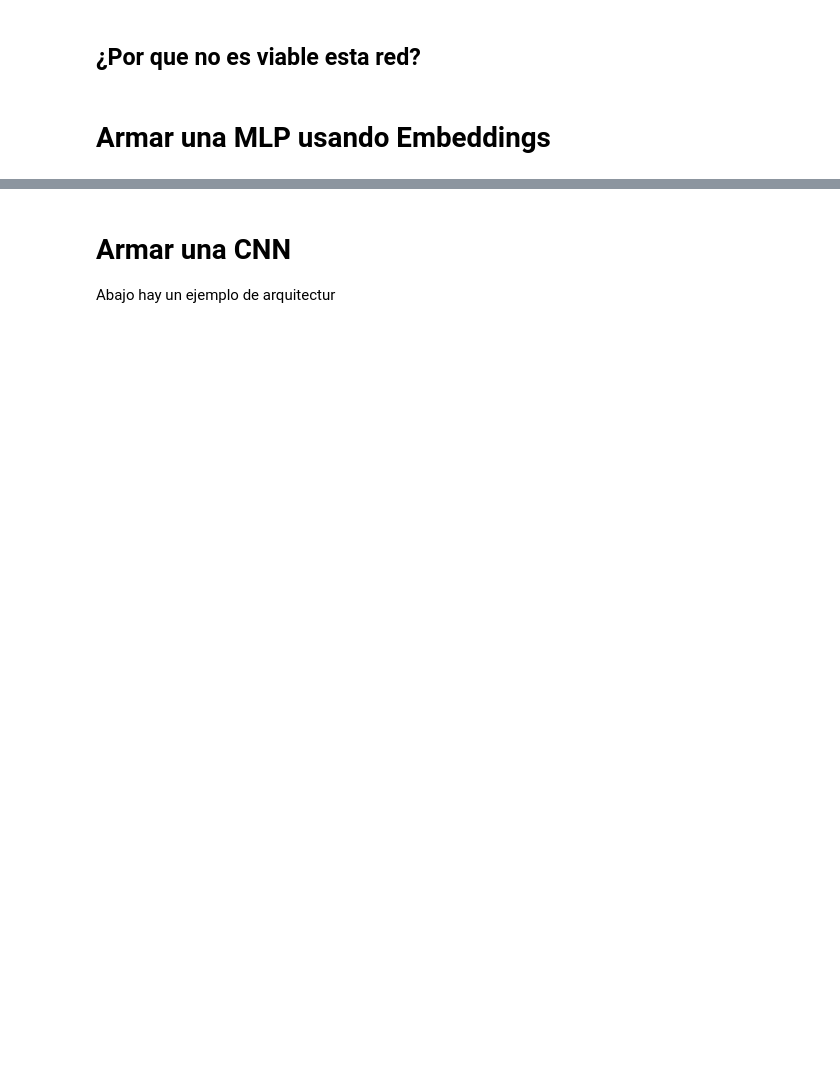
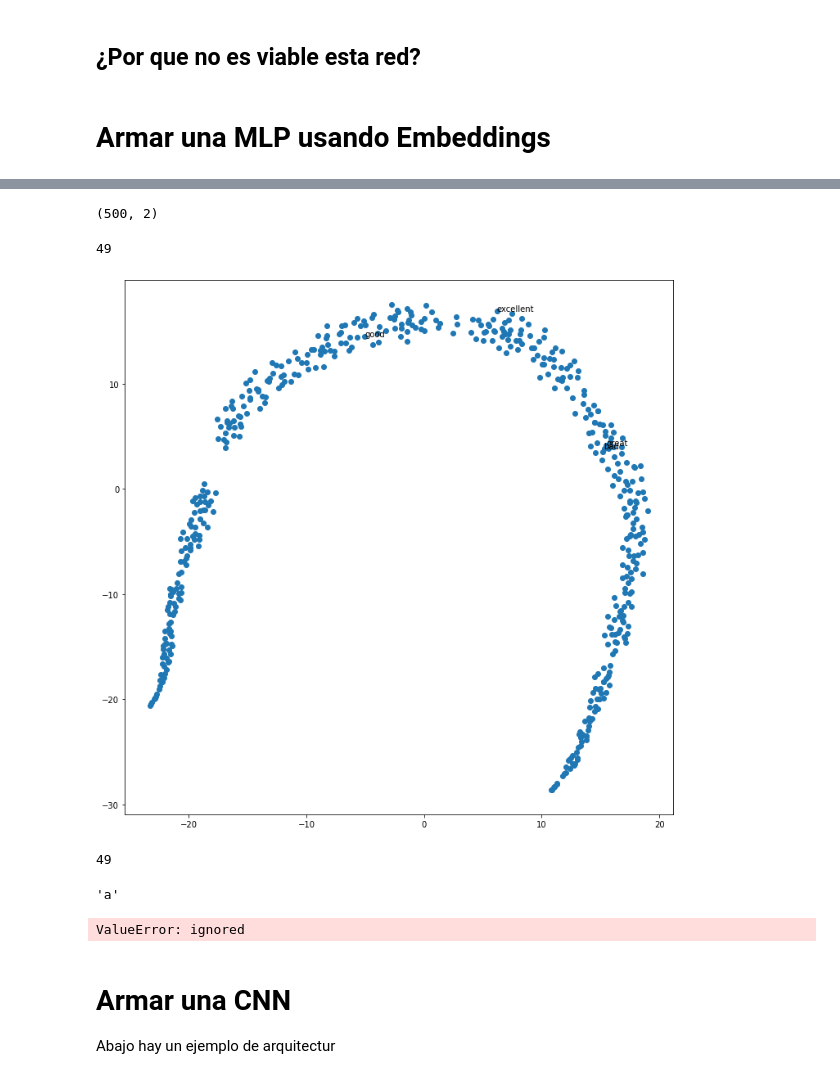
Before and after one commit to LCaravaggio/DeepLearning_ITBA, a Jupyter notebook: NLP/01-Trainable Embeddings.ipynb, the cells around one changed output, grey strips where cells are left out. Saved outputs shown, nothing was run; the diff lists cells and outputs as text; code cells hidden in the pictures; blank space fills up the shorter version.

```diff
--- a/NLP/01-Trainable Embeddings.ipynb
+++ b/NLP/01-Trainable Embeddings.ipynb
@@ -174,11 +171,11 @@ from keras import optimizers
 nb_words=num_words+3
 # Tamano del embedding. Es un hiperparámetro y puede modificarlo
 embed_dim=32
-salida_capa_densa = #Agregar
+salida_capa_densa = 1
 dropout=0.5 # Hiperparámetro
 
 model = Sequential()
-model.add(Embedding('COMPLETAR', 'COMPLETAR', input_length='COMPLETAR', trainable=True))
-model.add('CAPA NECESARIA PARA ADAPTAR LAS DIMENSIONES DEL EMBEDDING A UNA CAPA DENSA')
+model.add(Embedding(nb_words, embed_dim, input_length=1000, trainable=True))
+model.add(GlobalAveragePooling1D())
 model.add(Dropout(dropout))
-model.add(Dense(salida_capa_densa, activation='AGREGAR'))
+model.add(Dense(salida_capa_densa, activation='sigmoid'))
@@ -187,5 +205,5 @@ model.summary()
 # %%
 # MODIFIQUE HYPERPARAMS A GUSTO
-adam = optimizers.Adam(lr=0.001, beta_1=0.9, beta_2=0.999, epsilon=1e-08, decay=0.0)
+adam = optimizers.Adam(learning_rate=0.001, beta_1=0.9, beta_2=0.999, epsilon=1e-08, decay=0.0)
 
-model.compile(loss='COMPLETAR', optimizer=adam, metrics=['accuracy'])
+model.compile(loss='binary_crossentropy', optimizer=adam, metrics=['accuracy'])
@@ -193,0 +229,32 @@ model.fit(data,targets,batch_size=32,epochs=5,validation_split=0.2)
+# %%
+embeddings=model.layers[0].get_weights()[0][:500,:]
+# %%
+from sklearn.manifold import TSNE
+X_embedded = TSNE(n_components=2, learning_rate='auto', init='random').fit_transform(embeddings)
+# %%
+X_embedded.shape
+# %% [output]
+(500, 2)
+# %%
+index['good']
+# %% [output]
+49
+# %%
+from matplotlib import pyplot as plt
+plt.figure(figsize=(12,12))
+words=['good', 'bad', 'great', 'excellent']
+plt.scatter(X_embedded[:,0],X_embedded[:,1])
+for word in words:
+  idx=index[word]
+  plt.text(X_embedded[idx,0], X_embedded[idx,1], word)
+plt.show()
+# %% [output]
+[figure, added]
+# %%
+index['good']
+# %% [output]
+49
+# %%
+reverse_index[3]
+# %% [output]
+'a'
@@ -193,0 +263,4 @@ model.fit(data,targets,batch_size=32,epochs=5,validation_split=0.2)
+# %%
+y_pred_test=model.predict(test_data)
+# %% [output]
+ValueError: ignored
```
Also changed, not shown: parts of 19 cells of this notebook.
